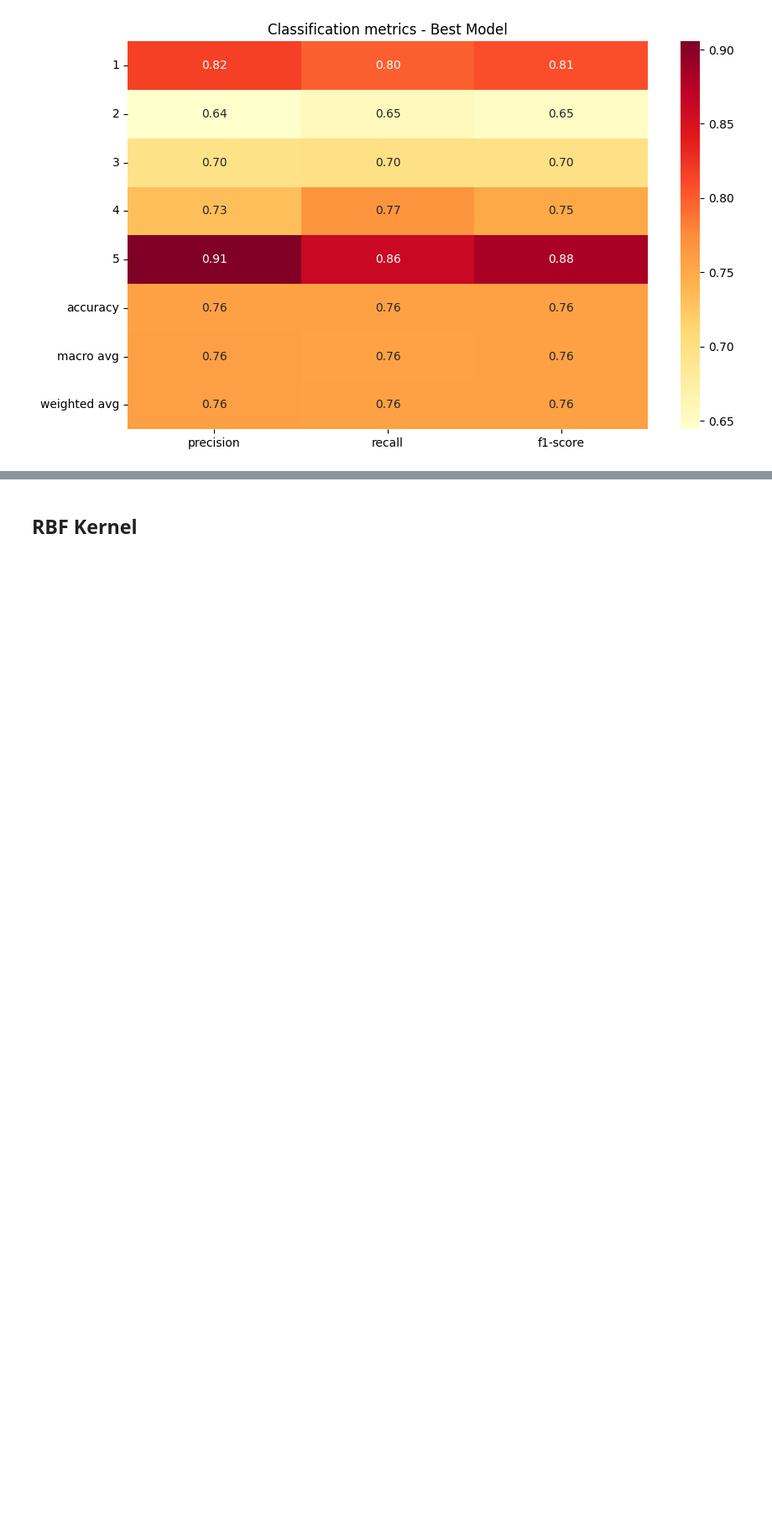
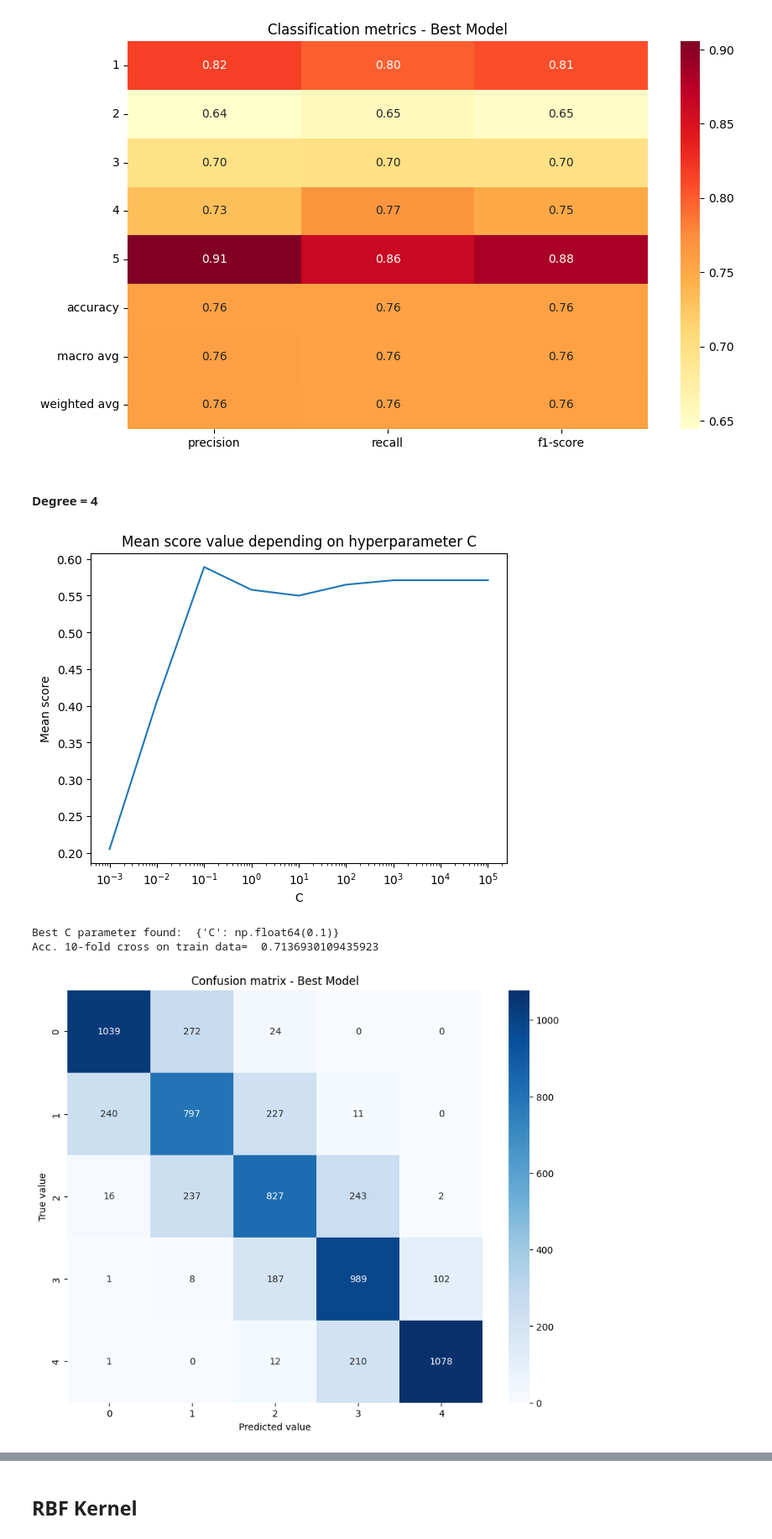
Before and after one commit to carleslobon/MD2, a Jupyter notebook: algorithms/support_vector_machines.ipynb, the cells around one changed output, grey strips where cells are left out. Shown at 84% size. Cells and saved outputs as stored; diff of their text form; code cells hidden in the pictures; blank space fills up the shorter version.

Commit message:
Add polynomial degree 4

```diff
--- a/algorithms/support_vector_machines.ipynb
+++ b/algorithms/support_vector_machines.ipynb
@@ -253,3 +253,51 @@ Best C parameter found:  {'C': np.float64(1.0)}
 Acc. 10-fold cross on train data=  0.7524631505830335
 [figure]
 [figure]
+# %% [markdown]
+#### Degree = 4
+# %%
+Cs = np.logspace(-3, 5, num = 9, base = 10.0)
+
+param_grid = {"C": Cs}
+grid_search = GridSearchCV(
+    SVC(kernel = "poly",degree = 4),
+    param_grid,
+    cv = 10
+)
+
+X_subsample, _, y_subsample, _ = train_test_split(
+    X_train, y_train, train_size=1000, stratify=y_train, random_state=42)
+
+#grid_search.fit(X_train, y_train)
+grid_search.fit(X_subsample, y_subsample)
+
+scores = grid_search.cv_results_['mean_test_score']
+plt.title("Mean score value depending on hyperparameter C")
+plt.xlabel("C")
+plt.ylabel("Mean score")
+plt.semilogx(Cs,scores)
+plt.show()
+
+parval = grid_search.best_params_
+print("Best C parameter found: ", parval)
+
+cvacc = cross_val_score(
+    SVC(kernel='poly', degree=4, C=parval['C']),
+    X=X_train,
+    y=y_train,
+    cv=10,
+    scoring='accuracy'
+)
+print('Acc. 10-fold cross on train data= ', cvacc.mean())
+
+
+knc = SVC(kernel='poly', degree=4, C=parval['C'])
+knc.fit(X_train, y_train)
+prediction =knc.predict(X_test)
+
+plot_evaluation_metrics(true_y=y_test, predicted_y=prediction)
+# %% [output]
+[figure, added]
+Best C parameter found:  {'C': np.float64(0.1)}
+Acc. 10-fold cross on train data=  0.7136930109435923
+[figure, added]
```
Also changed, not shown: parts of 1 cell of this notebook.
